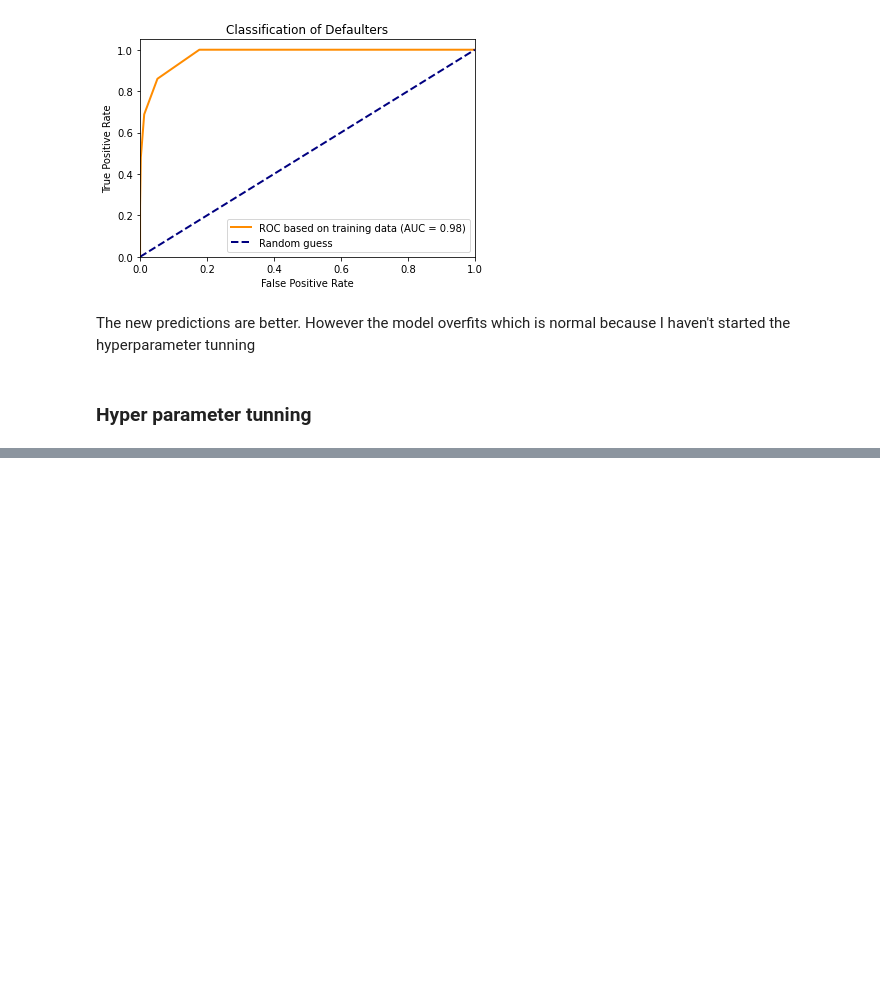
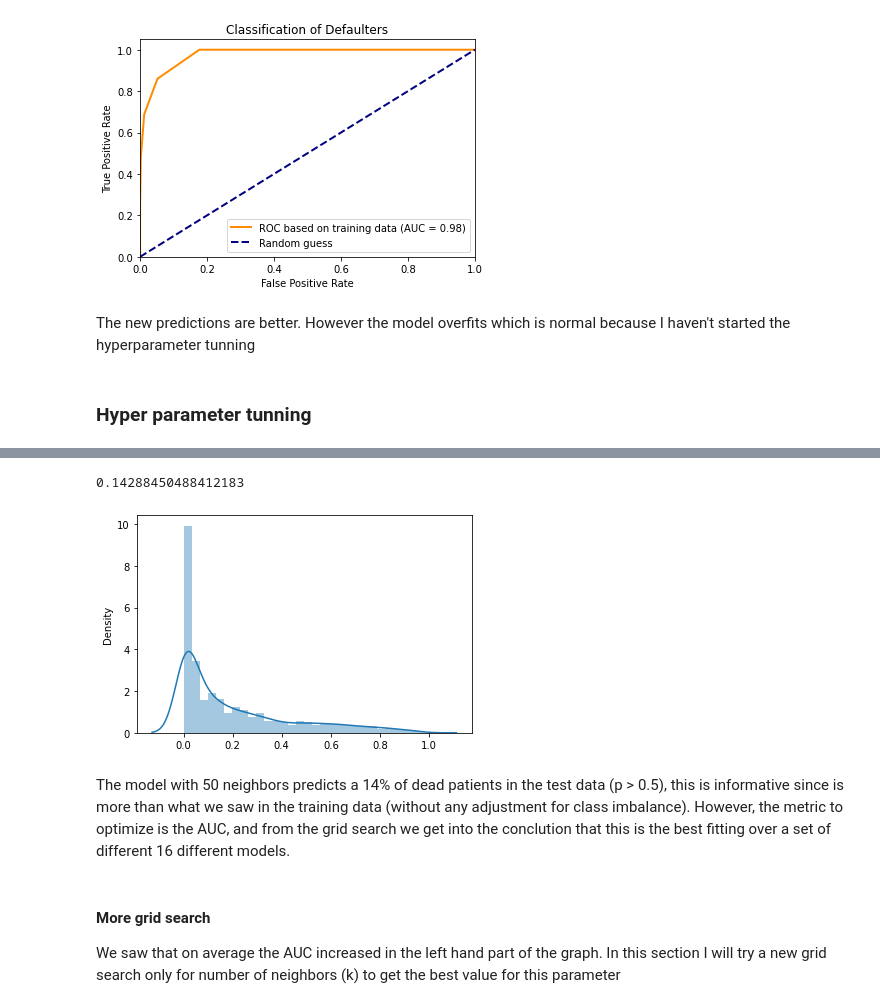
Before and after one commit to andresvBSE/BSE-CML2-P12, a Jupyter notebook: Predictions with KNN and SVM.ipynb, the cells around one changed output, grey strips where cells are left out. Cells and saved outputs as stored; diff of their text form; code cells hidden in the pictures; blank space fills up the shorter version.

Commit message:
first version of KNN part

```diff
--- a/Predictions with KNN and SVM.ipynb
+++ b/Predictions with KNN and SVM.ipynb
@@ -539,0 +420,22 @@ test_predictions_submit.to_csv("data/outputs/knn_m2.csv", index = False)
+# %%
+# Initialization of model and resampling method
+model_knn_m1 = KNeighborsClassifier(weights = 'distance', p = 2, n_neighbors = 50, algorithm = 'kd_tree')
+resampling_m1 = NeighbourhoodCleaningRule(n_neighbors = 10, kind_sel = "all")
+
+# Getting the resample data
+X_resampled, y_resampled = resampling_m1.fit_resample(X_train, y)
+
+# FIt the model in the resampled data and get the predicted proba on this data
+model_knn_m1.fit(X_resampled, y_resampled)
+
+# Predict in the test data
+y_test_hat_knn_m1 = model_knn_m1.predict_proba(X_test)
+# %%
+# Plot of the distribution of the predicted probabilities
+sns.distplot(y_test_hat_knn_m1[:,1])
+print((y_test_hat_knn_m1[:,1] > 0.5).astype(int).mean()) # proportion of predicted deads
+# %% [output]
+0.14288450488412183
+[figure, added]
+# %% [markdown]
+The model with 50 neighbors predicts a 14% of dead patients in the test data (p > 0.5), this is informative since is more than what we saw in the training data (without any adjustment for class imbalance). However, the metric to optimize is the AUC, and from the grid search we get into the conclution that this is the best fitting over a set of different 16 different models.
@@ -539,0 +446,4 @@ test_predictions_submit.to_csv("data/outputs/knn_m2.csv", index = False)
+# %% [markdown]
+#### More grid search
+
+We saw that on average the AUC increased in the left hand part of the graph. In this section I will try a new grid search only for number of neighbors (k) to get the best value for this parameter
```
Also changed, not shown: parts of 61 cells of this notebook.
